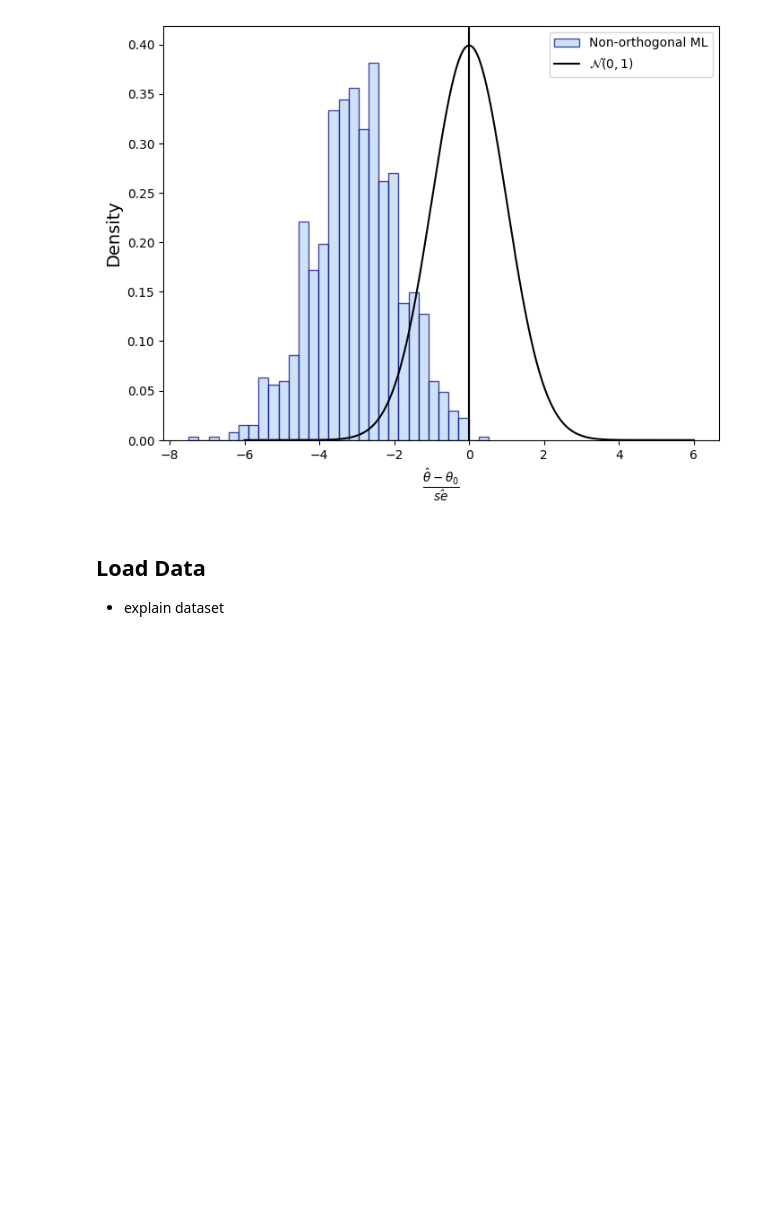
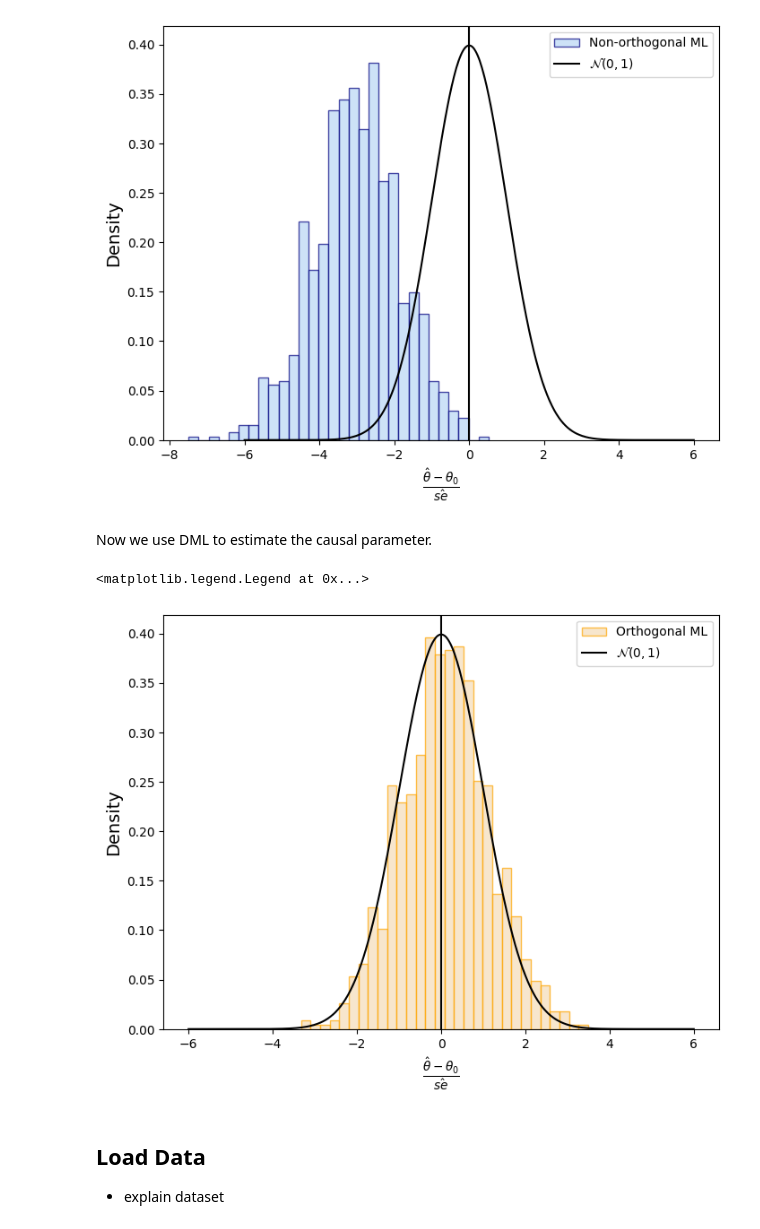
Before and after one commit to cainemerrick98/causal-inference, a Jupyter notebook: DML-401K/notebook.ipynb, the cells around one changed output. Drawn from its saved outputs; the diff is of its cells as text; code cells hidden in the pictures; blank space fills up the shorter version.

```diff
--- a/DML-401K/notebook.ipynb
+++ b/DML-401K/notebook.ipynb
@@ -167,3 +167,5 @@ ax.legend()
 # %% [output]
 <matplotlib.legend.Legend at 0x...>
 [figure]
+# %% [markdown]
+Now we use DML to estimate the causal parameter.
@@ -170,3 +210,19 @@ ax.legend()
+# %%
+normalised_thetas = (np.array(thetas) - theta0) / np.array(ses)
+# %%
+fig, ax = plt.subplots(figsize=(8, 6))
+ax.hist(normalised_thetas, bins=30, density=True, alpha=0.7,
+        color="#f5dcb9", edgecolor='orange', label='Orthogonal ML')
+
+grid = np.linspace(-6, 6, 400)
+ax.plot(grid, stats.norm.pdf(grid), 'k', label=r'$\mathcal{N}(0,1)$')
+ax.axvline(0, color='k')
+ax.set_xlabel(r'$\frac{\hat{\theta} - \theta_0}{\hat{se}}$', fontsize=14)
+ax.set_ylabel('Density', fontsize=14)
+ax.legend()
+# %% [output]
+<matplotlib.legend.Legend at 0x...>
+[figure, added]
 # %% [markdown]
 ## Load Data
 
```
Also changed, not shown: parts of 1 cell of this notebook.
